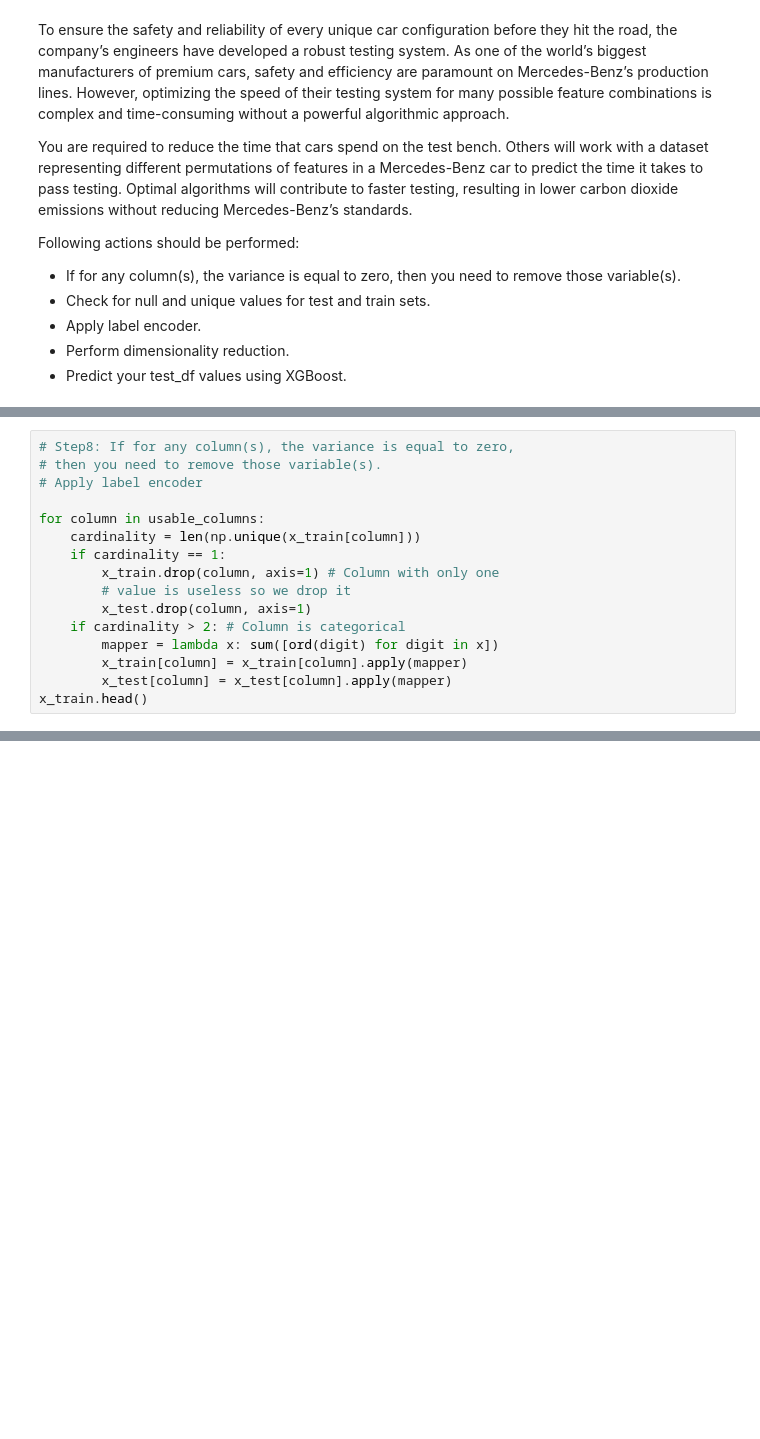
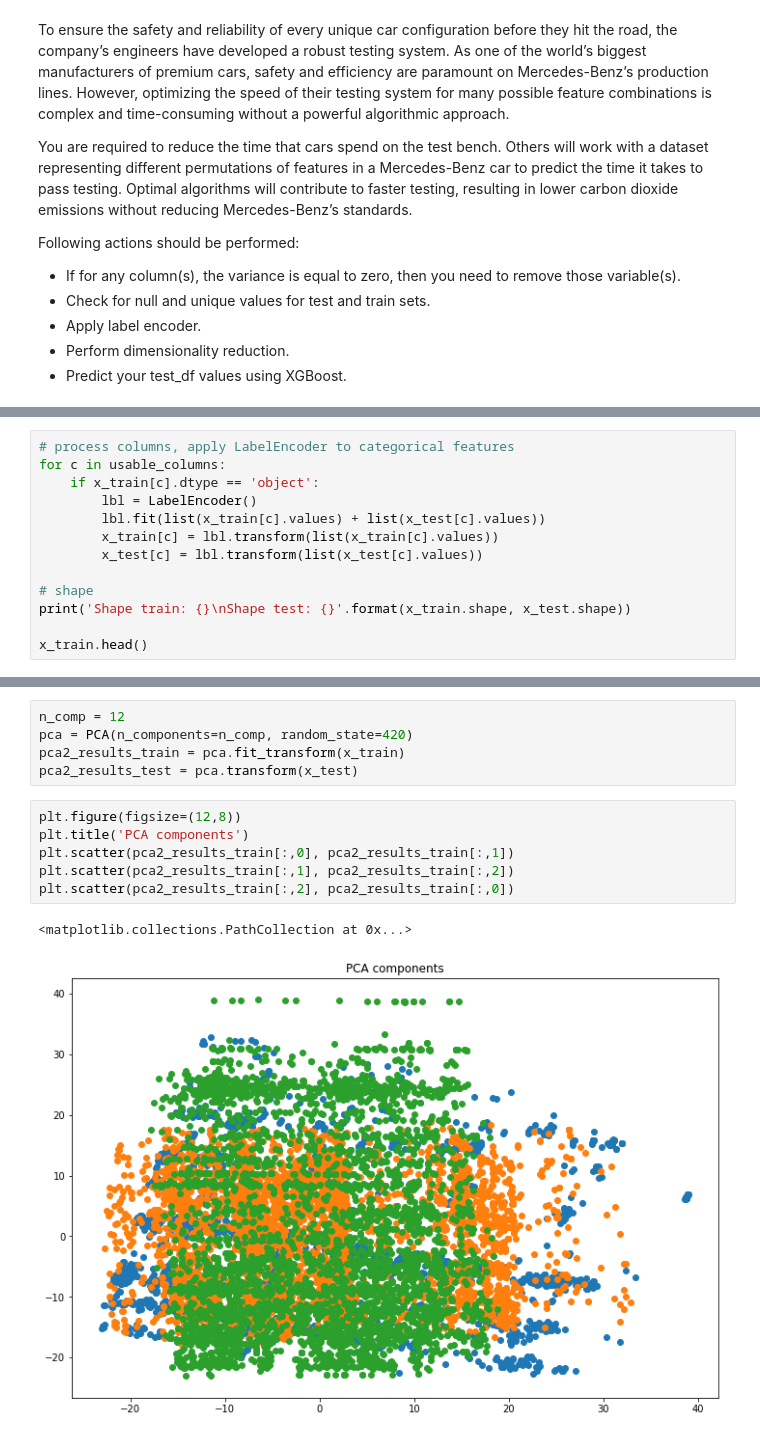
Before and after one commit to SamuelVinay91/MachineLearning, a Jupyter notebook: Mercedes_Benz_Problem_statement.ipynb, the cells around one changed output, grey strips where cells are left out. Cells and saved outputs as stored; diff of their text form; blank space fills up the shorter version.

```diff
--- a/Mercedes_Benz_Problem_statement.ipynb
+++ b/Mercedes_Benz_Problem_statement.ipynb
@@ -101,3 +118,16 @@ id_test = df_test['ID'].values
 
 x_train = df_train[usable_columns]
 x_test = df_test[usable_columns]
+# %%
+# process columns, apply LabelEncoder to categorical features
+for c in usable_columns:
+    if x_train[c].dtype == 'object':
+        lbl = LabelEncoder()
+        lbl.fit(list(x_train[c].values) + list(x_test[c].values))
+        x_train[c] = lbl.transform(list(x_train[c].values))
+        x_test[c] = lbl.transform(list(x_test[c].values))
+
+# shape
+print('Shape train: {}\nShape test: {}'.format(x_train.shape, x_test.shape))
+
+x_train.head()
@@ -114,19 +176,3 @@ check_missing_values(x_test)
 # %% [output]
 There are no missing values in the dataframe
 There are no missing values in the dataframe
-# %%
-# Step8: If for any column(s), the variance is equal to zero,
-# then you need to remove those variable(s).
-# Apply label encoder
-
-for column in usable_columns:
-    cardinality = len(np.unique(x_train[column]))
-    if cardinality == 1:
-        x_train.drop(column, axis=1) # Column with only one
-        # value is useless so we drop it
-        x_test.drop(column, axis=1)
-    if cardinality > 2: # Column is categorical
-        mapper = lambda x: sum([ord(digit) for digit in x])
-        x_train[column] = x_train[column].apply(mapper)
-        x_test[column] = x_test[column].apply(mapper)
-x_train.head()
@@ -165,0 +192,14 @@ Feature types:
+# %%
+n_comp = 12
+pca = PCA(n_components=n_comp, random_state=420)
+pca2_results_train = pca.fit_transform(x_train)
+pca2_results_test = pca.transform(x_test)
+# %%
+plt.figure(figsize=(12,8))
+plt.title('PCA components')
+plt.scatter(pca2_results_train[:,0], pca2_results_train[:,1])
+plt.scatter(pca2_results_train[:,1], pca2_results_train[:,2])
+plt.scatter(pca2_results_train[:,2], pca2_results_train[:,0])
+# %% [output]
+<matplotlib.collections.PathCollection at 0x...>
+[figure, added]
```
Also changed, not shown: parts of 25 cells of this notebook.
